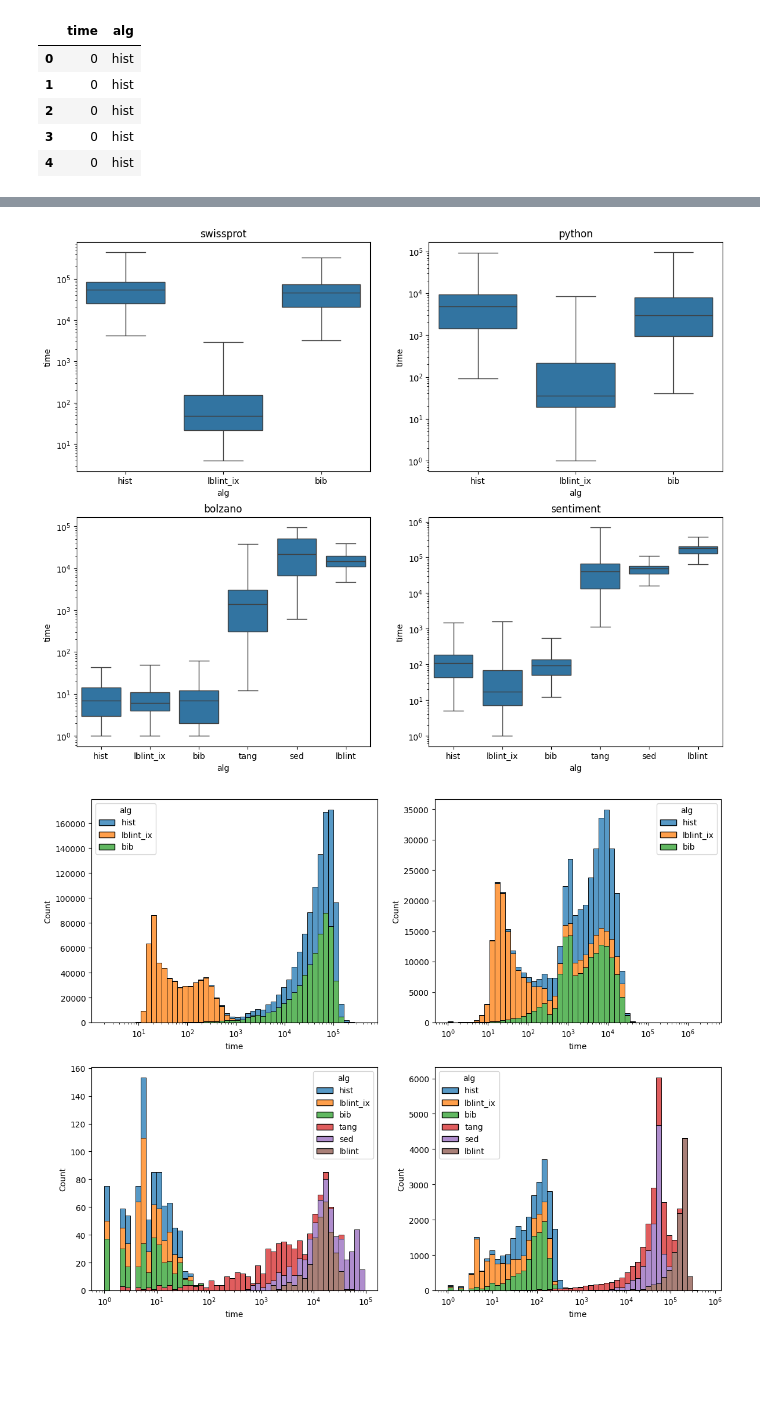
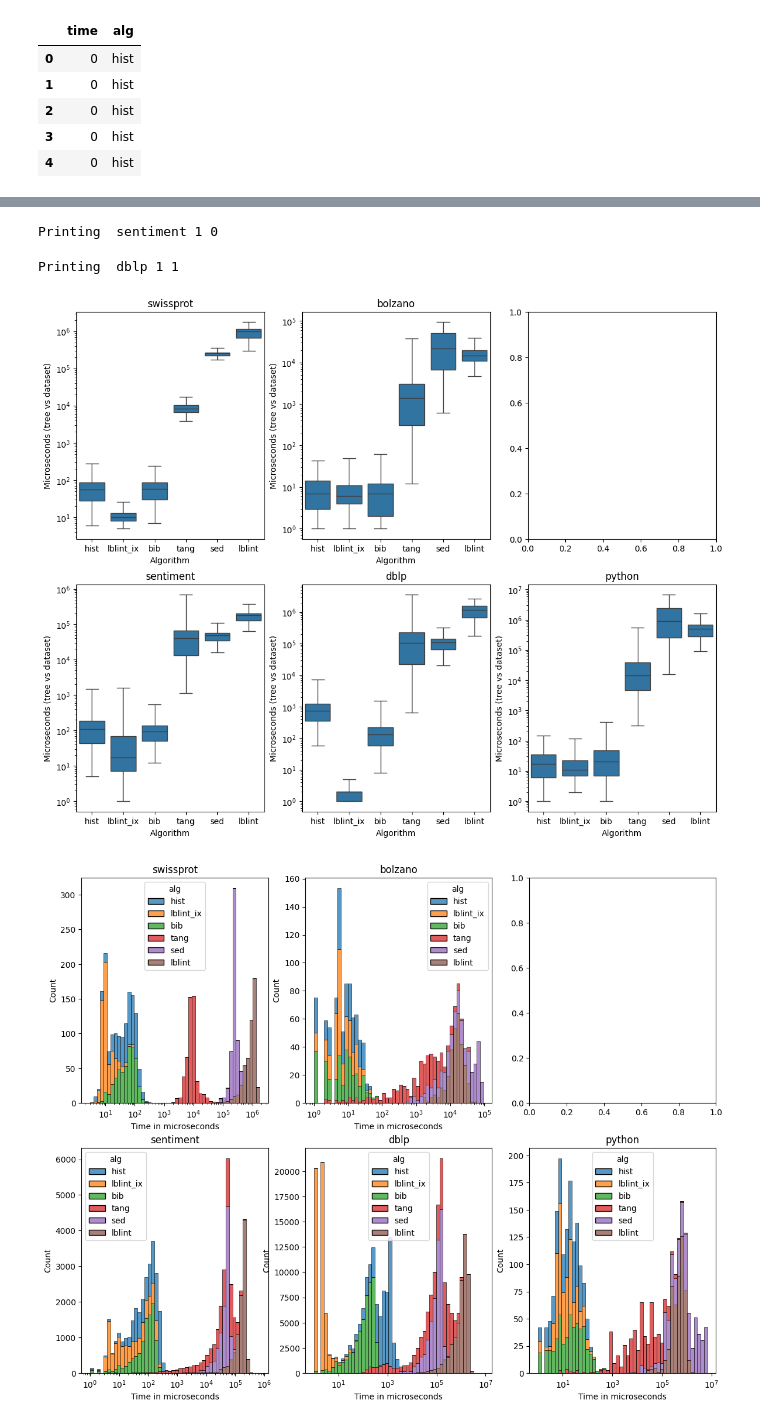
Before and after one commit to LukMRVC/tree-similiarity-experiments, a Jupyter notebook: viz.ipynb, the cells around one changed output, grey strips where cells are left out. Saved outputs shown, nothing was run; the diff lists cells and outputs as text; code cells hidden in the pictures; blank space fills up the shorter version.

Commit message:
New visualizations

```diff
--- a/viz.ipynb
+++ b/viz.ipynb
@@ -45,7 +41,7 @@ def draw_results(dataset_name: str, threshold: int):
 
     return algs
 # %%
-tested_values= [('swissprot', 20), ('bolzano', 20), ('python', 30), ('sentiment', 10)]
+tested_values= [('swissprot', 20), ('bolzano', 20), ('python', 30), ('sentiment', 10), ('dblp', 6)]
 # %%
 dataframes = dict()
 for ds, t in tested_values:
@@ -106,16 +97,19 @@ dataframes['sentiment']['hist'].size
 # %%
-f, axes = plt.subplots(2, 2, figsize=(14, 11))
-f, axes2 = plt.subplots(2, 2, figsize=(14, 11))
+f, axes = plt.subplots(2, 3, figsize=(14, 11))
+f, axes2 = plt.subplots(2, 3, figsize=(14, 11))
 for i, (ds, x) in enumerate(tested_values):
-    ax = i % 2
-    ay = int(i >= 2)
+    ax = int(i >= 2)
+    ay = i % 3
     axes[ax][ay].set_title(ds)
-    print('Printing ', ds)
+    axes2[ax][ay].set_title(ds)
+    print('Printing ', ds, ax, ay)
     df = pd.DataFrame()
     for alg in dataframes[ds].keys():
         times = dataframes[ds][alg][0].copy()
         times['alg'] = alg
         df = pd.concat([df, times])
-    sns.boxplot(data=df, x='alg', y='time', log_scale=True, showfliers=False, ax=axes[ax][ay])
-    sns.histplot(data=df, x="time", hue='alg', log_scale=True, multiple="stack", ax=axes2[ax][ay], bins=50)
+    bp = sns.boxplot(data=df, x='alg', y='time', log_scale=True, showfliers=False, ax=axes[ax][ay])
+    bp.set(xlabel='Algorithm', ylabel='Microseconds (tree vs dataset)')
+    hp = sns.histplot(data=df, x="time", hue='alg', log_scale=True, multiple="stack", ax=axes2[ax][ay], bins=50)
+    hp.set(xlabel='Time in microseconds')
 # %% [output]
@@ -126,5 +119,7 @@ Printing  sentiment
+Printing  sentiment 1 0
+Printing  dblp 1 1
-[figure, old version]
+[figure, new version]
-[figure, old version]
+[figure, new version]
 # %%
 f, axes = plt.subplots(2, 2, figsize=(14, 11))
 for i, (ds, x) in enumerate(tested_values):
```
Also changed, not shown: parts of 15 cells of this notebook.
